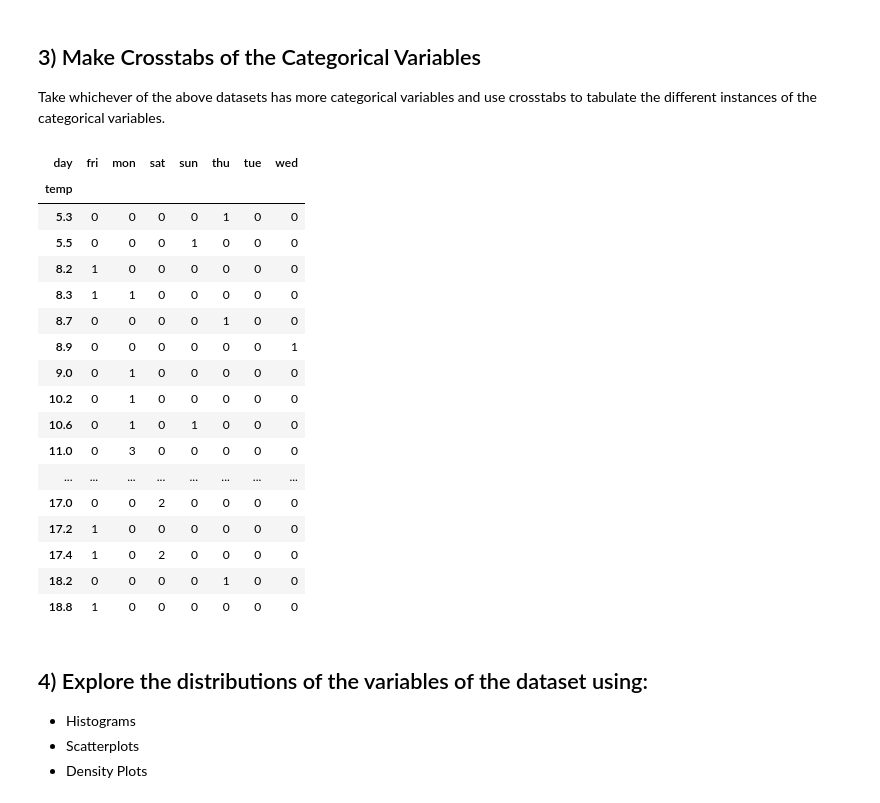
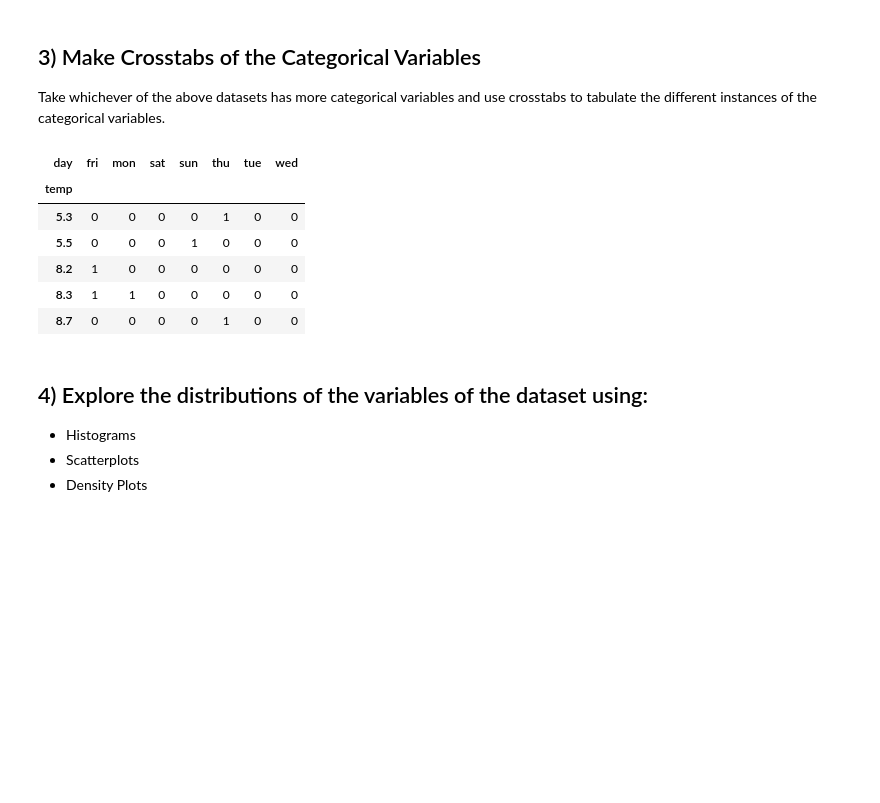
Before and after one commit to JoshuaHaga/DS-Unit-1-Sprint-1-Data-Wrangling-and-Storytelling, a Jupyter notebook: module1-exploratory-data-analysis/LS_DS_111_Exploratory_Data_Analysis_Assignment.ipynb, the cells around one changed output. Cells and saved outputs as stored; diff of their text form; code cells hidden in the pictures; blank space fills up the shorter version.

```diff
--- a/module1-exploratory-data-analysis/LS_DS_111_Exploratory_Data_Analysis_Assignment.ipynb
+++ b/module1-exploratory-data-analysis/LS_DS_111_Exploratory_Data_Analysis_Assignment.ipynb
@@ -166,32 +166,22 @@ Take whichever of the above datasets has more categorical variables and use cros
 # %%
 # Your Code Here
 data_url = 'https://archive.ics.uci.edu/ml/machine-learning-databases/forest-fires/forestfires.csv'
 
 #Load data via pandas
 data = pd.read_csv(data_url,)
 
 #for cross tab data is filtered to only display readings from mar
 data_cross = data[data.month.str.contains('mar', case=False)]
-pd.crosstab(data_cross['temp'], data_cross['day'])
+crosstab = pd.crosstab(data_cross['temp'], data_cross['day'])
+crosstab.head()
 # %% [output]
 | day | fri | mon | sat | sun | thu | tue | wed |
 | temp |  |  |  |  |  |  |  |
 | 5.3 | 0 | 0 | 0 | 0 | 1 | 0 | 0 |
 | 5.5 | 0 | 0 | 0 | 1 | 0 | 0 | 0 |
 | 8.2 | 1 | 0 | 0 | 0 | 0 | 0 | 0 |
 | 8.3 | 1 | 1 | 0 | 0 | 0 | 0 | 0 |
 | 8.7 | 0 | 0 | 0 | 0 | 1 | 0 | 0 |
-| 8.9 | 0 | 0 | 0 | 0 | 0 | 0 | 1 |
-| 9.0 | 0 | 1 | 0 | 0 | 0 | 0 | 0 |
-| 10.2 | 0 | 1 | 0 | 0 | 0 | 0 | 0 |
-| 10.6 | 0 | 1 | 0 | 1 | 0 | 0 | 0 |
-| 11.0 | 0 | 3 | 0 | 0 | 0 | 0 | 0 |
-| ... | ... | ... | ... | ... | ... | ... | ... |
-| 17.0 | 0 | 0 | 2 | 0 | 0 | 0 | 0 |
-| 17.2 | 1 | 0 | 0 | 0 | 0 | 0 | 0 |
-| 17.4 | 1 | 0 | 2 | 0 | 0 | 0 | 0 |
-| 18.2 | 0 | 0 | 0 | 0 | 1 | 0 | 0 |
-| 18.8 | 1 | 0 | 0 | 0 | 0 | 0 | 0 |
 # %% [markdown]
 ## 4) Explore the distributions of the variables of the dataset using:
 - Histograms
```
Also changed, not shown: parts of 6 cells of this notebook.
